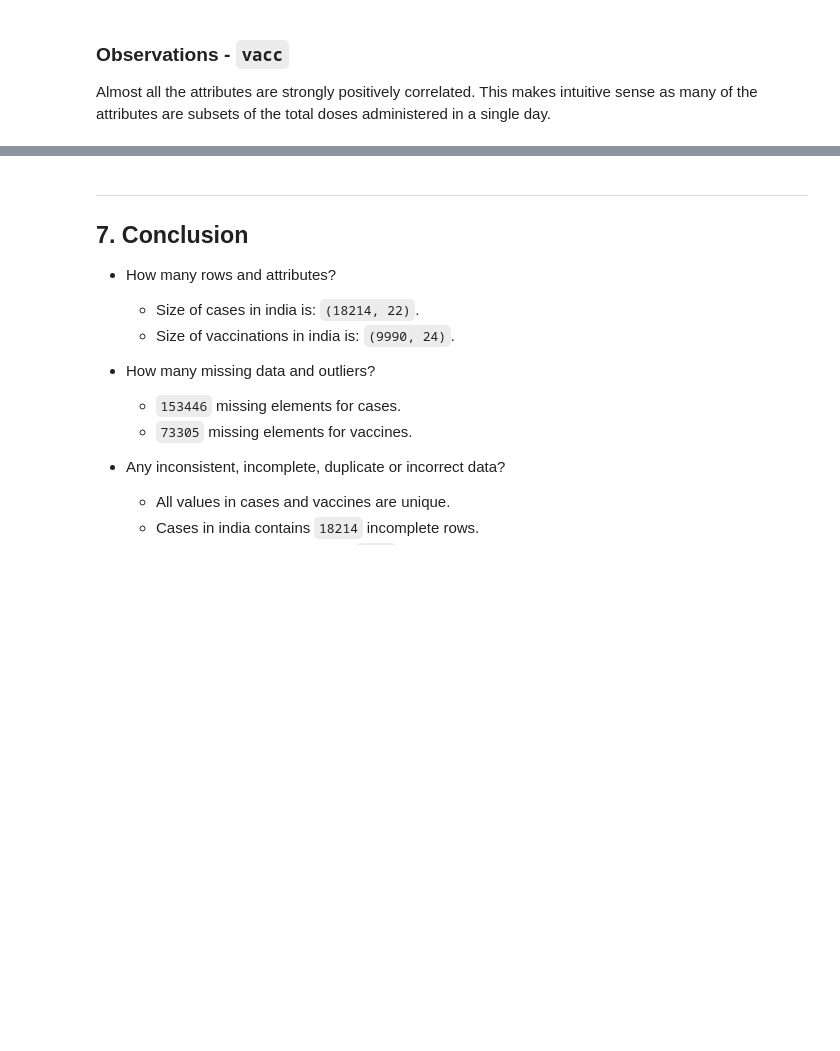
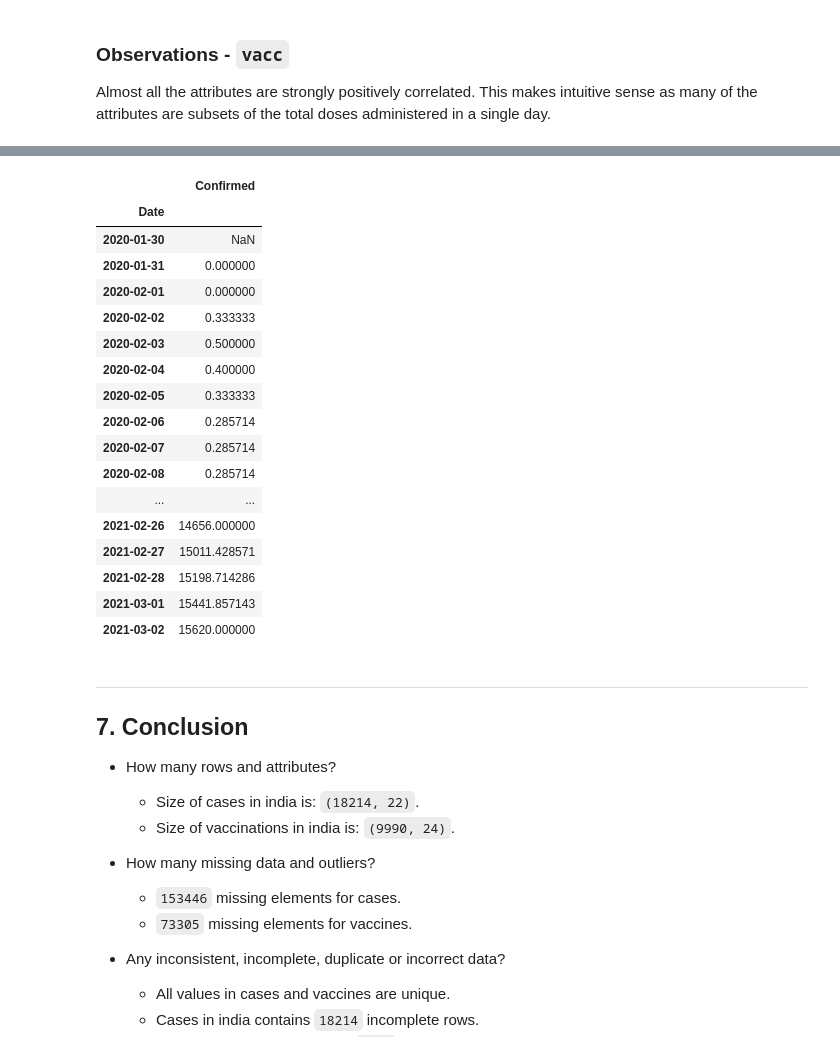
Before and after one commit to Data-Analytics-Project-2021/eda, a Jupyter notebook: eda_india.ipynb, the cells around one changed output, grey strips where cells are left out. Saved outputs shown, nothing was run; the diff lists cells and outputs as text; code cells hidden in the pictures; blank space fills up the shorter version.

```diff
--- a/eda_india.ipynb
+++ b/eda_india.ipynb
@@ -561,3 +567,30 @@ Almost all the attributes are strongly positively correlated. This makes intuiti
+# %%
+# Find 7 day average from delta_timeseries
+
+pd.set_option("display.max_rows", None)
+pd.DataFrame(delta_timeseries.Confirmed.rolling(7, min_periods=1).mean())
+
+# delta_timeseries = cases.groupby(['Date']).agg(Confirmed = ('Confirmed', 'sum'), Deaths = ('Deaths', 'sum'), Recovered = ('Recovered', 'sum')).diff()
+# delta_timeseries
+# %% [output]
+|  | Confirmed |
+| Date |  |
+| 2020-01-30 | NaN |
+| 2020-01-31 | 0.000000 |
+| 2020-02-01 | 0.000000 |
+| 2020-02-02 | 0.333333 |
+| 2020-02-03 | 0.500000 |
+| 2020-02-04 | 0.400000 |
+| 2020-02-05 | 0.333333 |
+| 2020-02-06 | 0.285714 |
+| 2020-02-07 | 0.285714 |
+| 2020-02-08 | 0.285714 |
+| ... | ... |
+| 2021-02-26 | 14656.000000 |
+| 2021-02-27 | 15011.428571 |
+| 2021-02-28 | 15198.714286 |
+| 2021-03-01 | 15441.857143 |
+| 2021-03-02 | 15620.000000 |
 # %% [markdown]
 ***
 <a id='Conclusion'></a>
```
Also changed, not shown: parts of 6 cells of this notebook.
